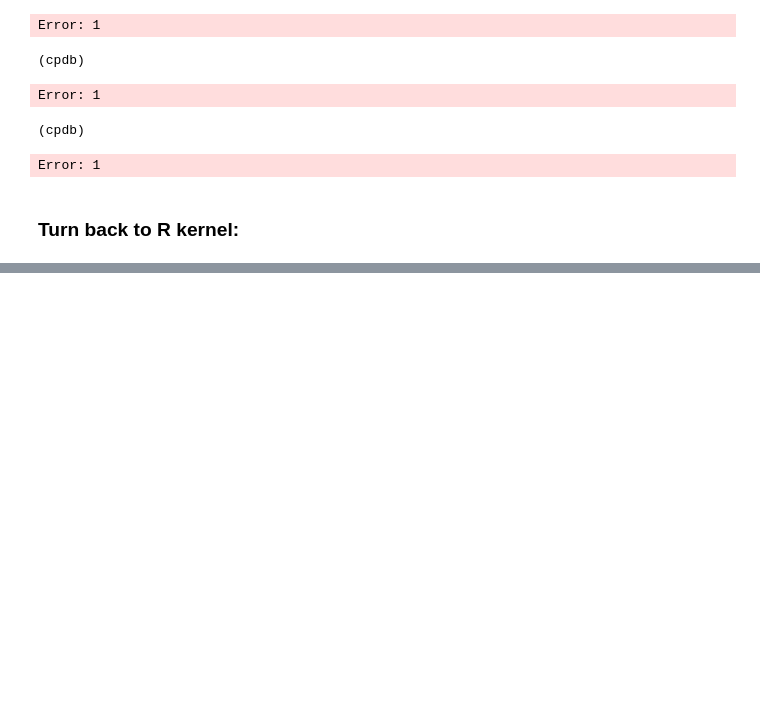
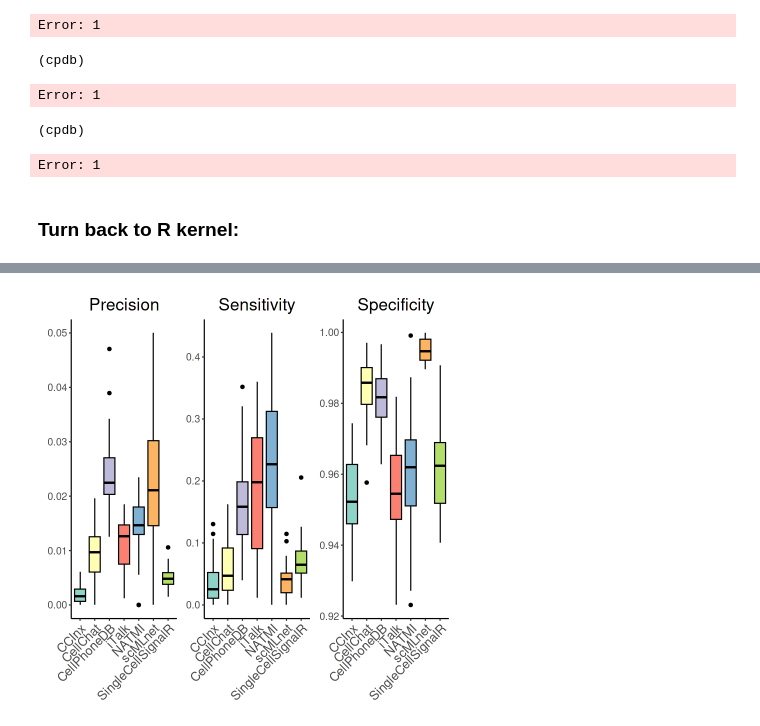
Before and after one commit to mora-lab/cell-cell-interactions, a Jupyter notebook: benchmark-workflow/Workflow.ipynb, the cells around one changed output, grey strips where cells are left out. Drawn from its saved outputs; the diff is of its cells as text; code cells hidden in the pictures; blank space fills up the shorter version.

```diff
--- a/benchmark-workflow/Workflow.ipynb
+++ b/benchmark-workflow/Workflow.ipynb
@@ -876,0 +514,23 @@ Last modified: 2022.9.21
+# %%
+# SSP calculation
+cc <- readRDS("Result/lrpairs/cc.rds") %>% lapply(., function(x){run_SSP(x,allpairs,gold)}) %>% do.call(rbind,.) %>% as.data.frame(,row.names = FALSE)
+cc[,"Tool"] <- rep("CellChat",each=56)
+head(cc)
+it <- readRDS("Result/lrpairs/it.rds") %>% lapply(., function(x){run_SSP(x,allpairs,gold)}) %>% do.call(rbind,.) %>% as.data.frame(,row.names = FALSE)
+it[,"Tool"] <- rep("iTalk",each=56)
+head(it)
+scsr <- readRDS("Result/lrpairs/scsr.rds") %>% lapply(., function(x){run_SSP(x,allpairs,gold)}) %>% do.call(rbind,.) %>% as.data.frame(,row.names = FALSE)
+scsr[,"Tool"] <- rep("SingleCellSignalR",each=56)
+head(scsr)
+cci <- readRDS("Result/lrpairs/cci.rds") %>% lapply(., function(x){run_SSP(x,allpairs,gold)}) %>% do.call(rbind,.) %>% as.data.frame(,row.names = FALSE)
+cci[,"Tool"] <- rep("CCInx",each=56)
+head(cci)
+sc <- readRDS("Result/lrpairs/sc.rds") %>% lapply(., function(x){run_SSP(x,allpairs,gold)}) %>% do.call(rbind,.) %>% as.data.frame(,row.names = FALSE)
+sc[,"Tool"] <- rep("scMLnet",each=56)
+head(sc)
+cpdb <- readRDS("Result/lrpairs/cpdb.rds") %>% lapply(., function(x){run_CellPhoneDB_SSP(x,allpairs,gold)}) %>% do.call(rbind,.) %>% as.data.frame(,row.names = FALSE)
+cpdb[,"Tool"] <- rep("CellPhoneDB",each=56)
+head(cpdb)
+nm <- readRDS("Result/lrpairs/nm.rds") %>% lapply(., function(x){run_SSP(x,allpairs,gold)}) %>% do.call(rbind,.) %>% as.data.frame(,row.names = FALSE)
+nm[,"Tool"] <- rep("NATMI",each=56)
+head(nm)
@@ -876,0 +601,5 @@ Last modified: 2022.9.21
+# %%
+# remove error results produced by CCInx
+cci <- read.table("Result/speedcci.txt",sep = "\t",header = TRUE)
+ccierror <- which(is.na(cci[,2]))
+ccierror
@@ -876,0 +608,11 @@ Last modified: 2022.9.21
+# %%
+ssp <- rbind(cc,it,scsr,cci[-ccierror,],sc,cpdb,nm)
+ssp[,1:7] <- unlist(ssp[,1:7])
+ssp[,1] <- as.numeric(ssp[,1])
+ssp[,2] <- as.numeric(ssp[,2])
+ssp[,3] <- as.numeric(ssp[,3])
+ssp[,4] <- as.numeric(ssp[,4])
+ssp[,5] <- as.numeric(ssp[,5])
+ssp[,6] <- as.numeric(ssp[,6])
+str(ssp)
+write.table(ssp, "Result/ssp.txt", sep = "\t", quote = FALSE, row.names = FALSE)
@@ -876,0 +628,7 @@ Last modified: 2022.9.21
+# %%
+p1 <- ggplot(data=ssp, aes(x=Tool, y=Precision)) + geom_boxplot(color="black", aes(fill=Tool)) + scale_fill_brewer(palette = "Set3") + theme_classic() + labs(x=NULL,y=NULL,title="Precision") + theme(axis.text.x = element_text(angle = 45, size=15, vjust=1, hjust=1), axis.text.y = element_text(size = 12), plot.title = element_text(hjust = .5, size = 20),legend.position="none")
+p2 <- ggplot(data=ssp, aes(x=Tool, y=Sensitivity)) + geom_boxplot(color="black", aes(fill=Tool)) + scale_fill_brewer(palette = "Set3") + theme_classic() + labs(x=NULL,y=NULL,title="Sensitivity") + theme(axis.text.x = element_text(angle = 45, size=15, vjust=1, hjust=1), axis.text.y = element_text(size = 12), plot.title = element_text(hjust = .5, size = 20),legend.position="none")
+p3 <- ggplot(data=ssp, aes(x=Tool, y=Specificity)) + geom_boxplot(color="black", aes(fill=Tool)) + scale_fill_brewer(palette = "Set3") + theme_classic() + labs(x=NULL,y=NULL,title="Specificity") + theme(axis.text.x = element_text(angle = 45, size=15, vjust=1, hjust=1), axis.text.y = element_text(size = 12), plot.title = element_text(hjust = .5, size = 20),legend.position="none")
+p1+p2+p3
+# %% [output]
+[figure, added]
```
Also changed, not shown: parts of 82 cells of this notebook.
